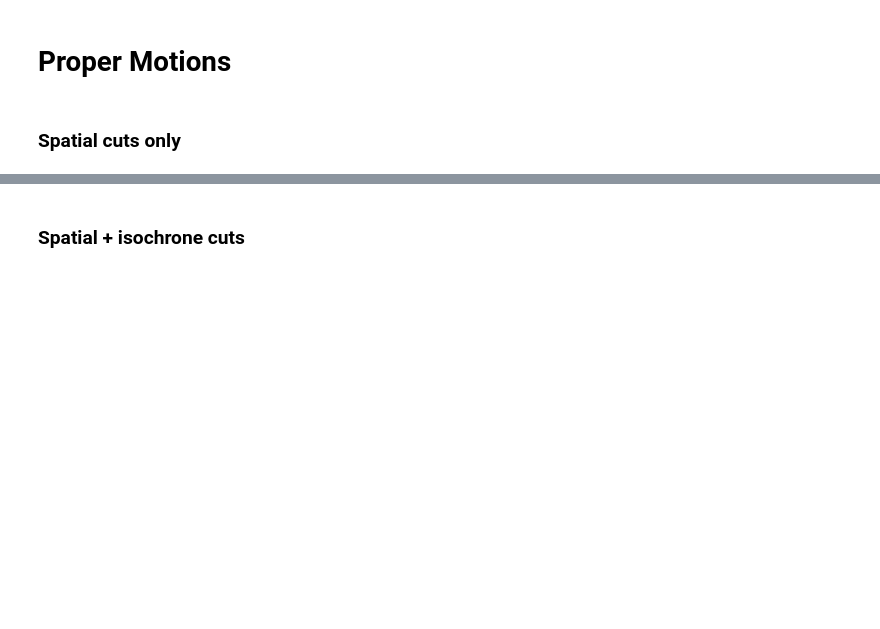
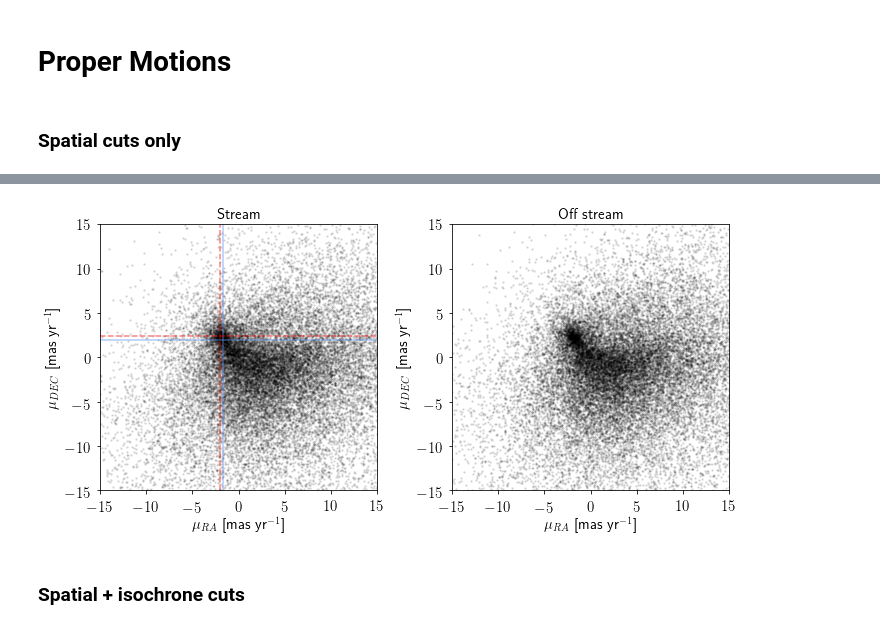
Before and after one commit to norashipp/shared_notebooks, a Jupyter notebook: Elqui.ipynb, the cells around one changed output, grey strips where cells are left out. Cells and saved outputs as stored; diff of their text form; code cells hidden in the pictures; blank space fills up the shorter version.

```diff
--- a/Elqui.ipynb
+++ b/Elqui.ipynb
@@ -226,3 +233,35 @@ plt.tight_layout()
+# %%
+fig, ax = plt.subplots(1,2,figsize=(10,5))
+
+plt.sca(ax[0])
+plt.plot(data['PMRA'][on_stream], data['PMDEC'][on_stream], 'k.', ms=3, alpha=0.1)
+
+plt.axvline(pmRA, alpha=0.5, c='cornflowerblue')
+plt.axhline(pmDEC, alpha=0.5, c='cornflowerblue')
+
+pmRA_clump = -2.0
+pmDEC_clump = 2.4
+plt.axvline(pmRA_clump, alpha=0.5, c='r', ls='--')
+plt.axhline(pmDEC_clump, alpha=0.5, c='r', ls='--')
+
+plt.xlim(-15,15)
+plt.ylim(-15,15)
+plt.xlabel('$\mu_{RA}$ [mas yr$^{-1}$]')
+plt.ylabel('$\mu_{DEC}$ [mas yr$^{-1}$]')
+plt.title('Stream', fontsize='medium')
+
+plt.sca(ax[1])
+plt.plot(data['PMRA'][off_stream], data['PMDEC'][off_stream], 'k.', ms=3, alpha=0.1)
+
+plt.xlim(-15,15)
+plt.ylim(-15,15)
+plt.xlabel('$\mu_{RA}$ [mas yr$^{-1}$]')
+plt.ylabel('$\mu_{DEC}$ [mas yr$^{-1}$]')
+plt.title('Off stream', fontsize='medium')
+
+plt.tight_layout()
+# %% [output]
+[figure, added]
 # %% [markdown]
 ### Spatial + isochrone cuts
 # %%
```
Also changed, not shown: parts of 9 cells of this notebook.
